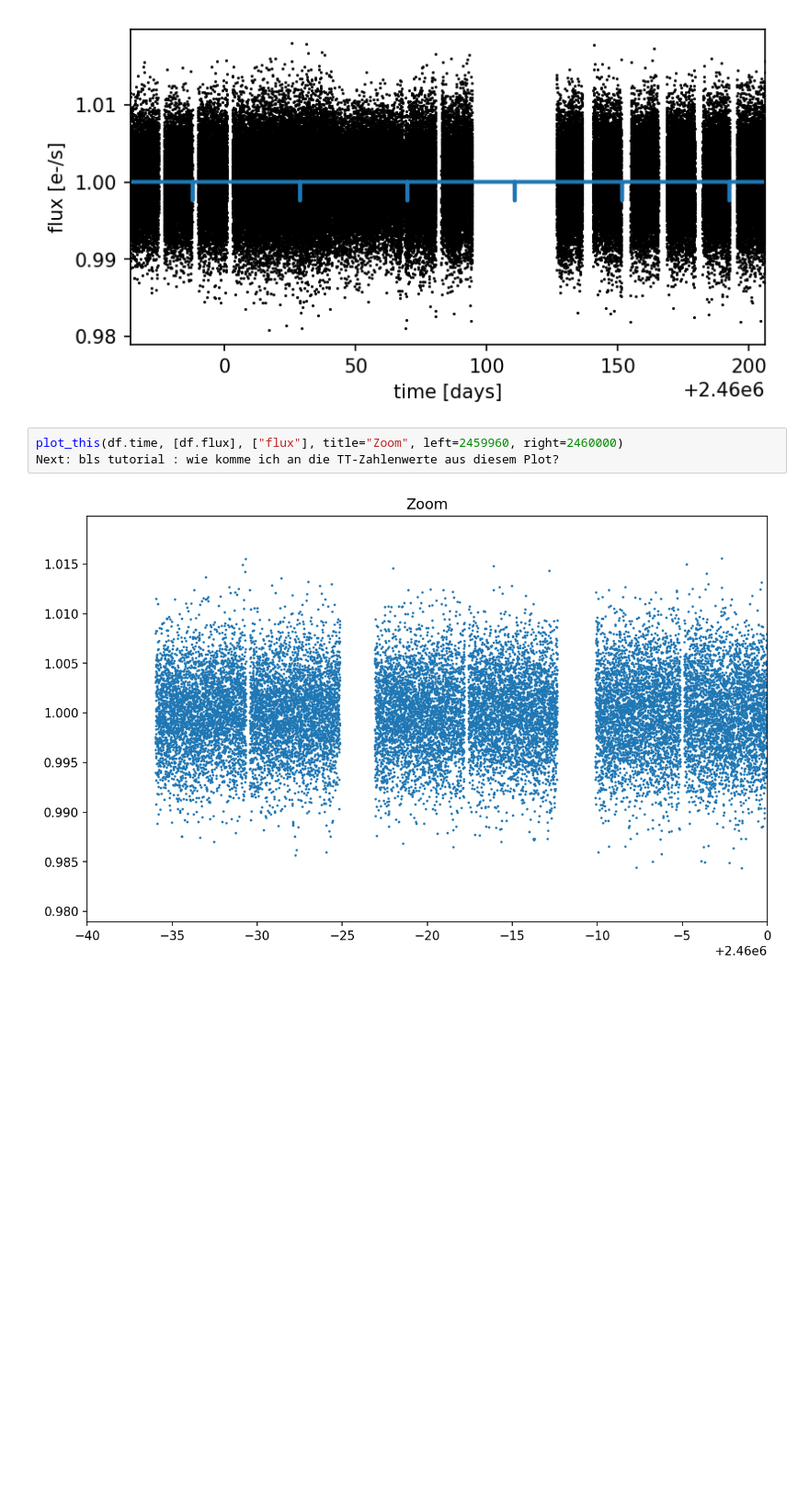
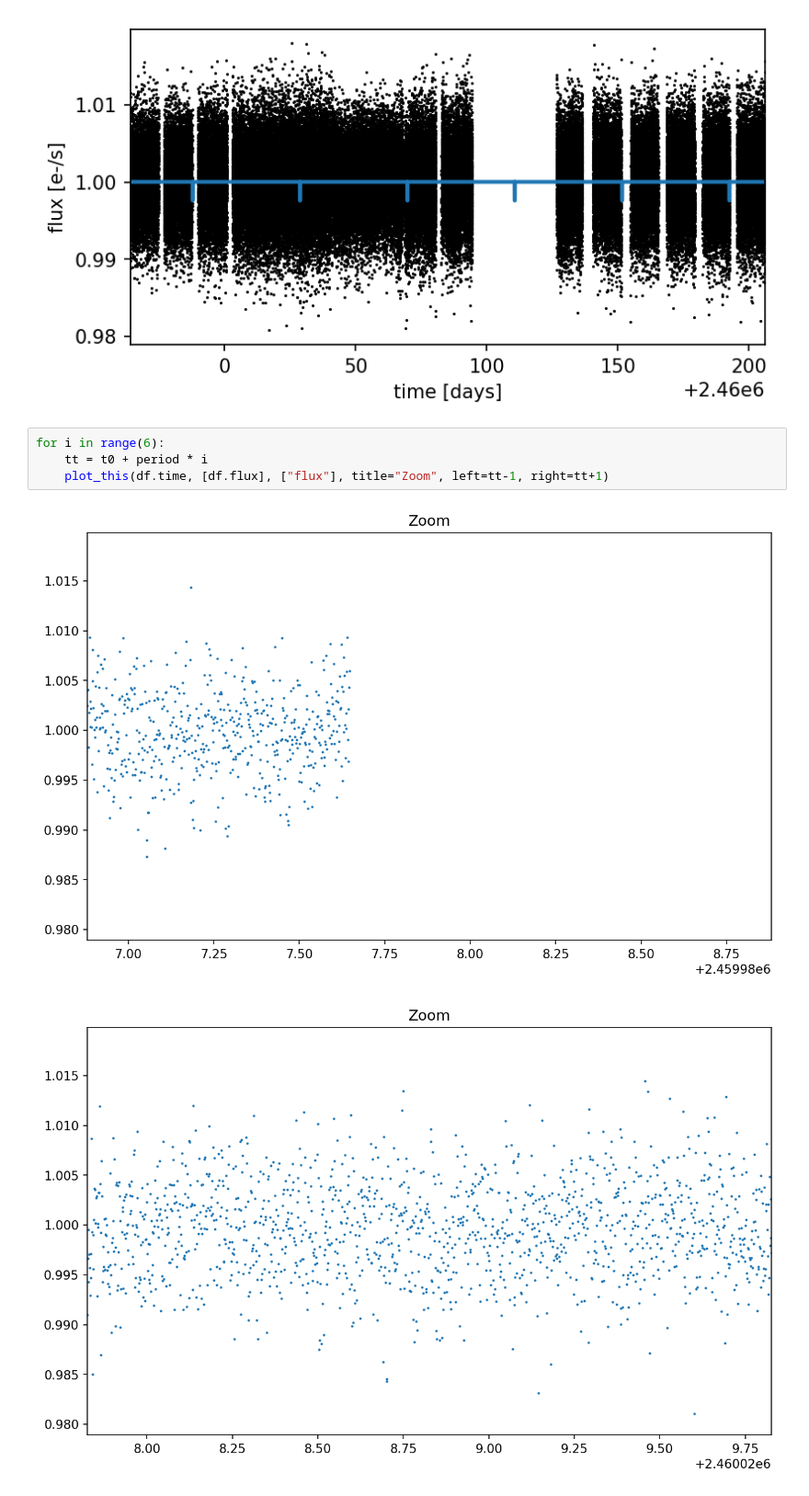
Before and after one commit to lichtgestalter/curvesimulator, a Jupyter notebook: evaluation/bls_TOI4504_d.ipynb, the cells around one changed output. Shown at 92% size. Drawn from its saved outputs; the diff is of its cells as text; blank space fills up the shorter version.

```diff
--- a/evaluation/bls_TOI4504_d.ipynb
+++ b/evaluation/bls_TOI4504_d.ipynb
@@ -149,7 +149,9 @@ ax.set_ylabel("flux [e-/s]")
 Text(0, 0.5, 'flux [e-/s]')
 [figure]
 # %%
-plot_this(df.time, [df.flux], ["flux"], title="Zoom", left=2459960, right=2460000)
-Next: bls tutorial : wie komme ich an die TT-Zahlenwerte aus diesem Plot?
+for i in range(6):
+    tt = t0 + period * i
+    plot_this(df.time, [df.flux], ["flux"], title="Zoom", left=tt-1, right=tt+1)
 # %% [output]
-[figure, old version]
+[figure, new version]
+[figure, added]
```
Also changed, not shown: parts of 1 cell of this notebook, 4 other files.
